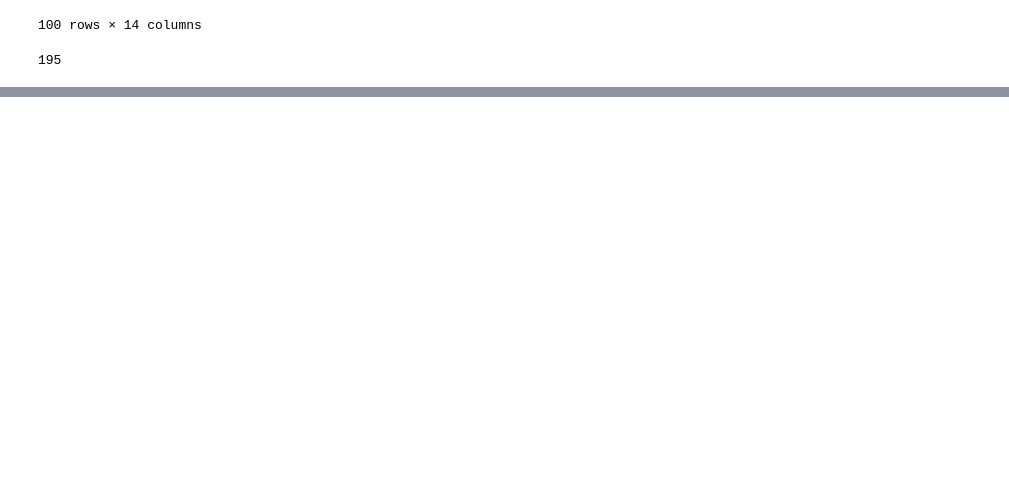
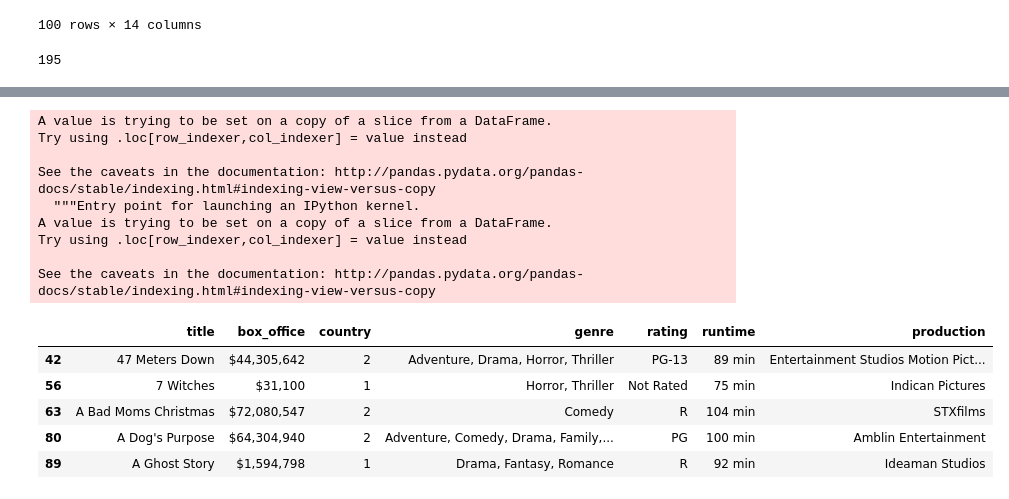
Before and after one commit to rebeca-lamas/machine-learning-project, a Jupyter notebook: Resources/2017_compiling_data/2017_data_cleaning.ipynb, the cells around one changed output, grey strips where cells are left out. Saved outputs shown, nothing was run; the diff lists cells and outputs as text; code cells hidden in the pictures; blank space fills up the shorter version.

```diff
--- a/Resources/2017_compiling_data/2017_data_cleaning.ipynb
+++ b/Resources/2017_compiling_data/2017_data_cleaning.ipynb
@@ -60,0 +84,20 @@ df.to_csv('../data/compiled_2017_data.csv', index=False)
+# %%
+test['country'] = test['country'].str.count(',')
+test['country'] = test['country']+1
+test.head()
+# %% [output]
+A value is trying to be set on a copy of a slice from a DataFrame.
+Try using .loc[row_indexer,col_indexer] = value instead
+
+See the caveats in the documentation: http://pandas.pydata.org/pandas-docs/stable/indexing.html#indexing-view-versus-copy
+  """Entry point for launching an IPython kernel.
+A value is trying to be set on a copy of a slice from a DataFrame.
+Try using .loc[row_indexer,col_indexer] = value instead
+
+See the caveats in the documentation: http://pandas.pydata.org/pandas-docs/stable/indexing.html#indexing-view-versus-copy
+|  | title | box_office | country | genre | rating | runtime | production |
+| 42 | 47 Meters Down | $44,305,642 | 2 | Adventure, Drama, Horror, Thriller | PG-13 | 89 min | Entertainment Studios Motion Pict... |
+| 56 | 7 Witches | $31,100 | 1 | Horror, Thriller | Not Rated | 75 min | Indican Pictures |
+| 63 | A Bad Moms Christmas | $72,080,547 | 2 | Comedy | R | 104 min | STXfilms |
+| 80 | A Dog's Purpose | $64,304,940 | 2 | Adventure, Comedy, Drama, Family,... | PG | 100 min | Amblin Entertainment |
+| 89 | A Ghost Story | $1,594,798 | 1 | Drama, Fantasy, Romance | R | 92 min | Ideaman Studios |
```
Also changed, not shown: parts of 17 cells of this notebook, 1 other file.
